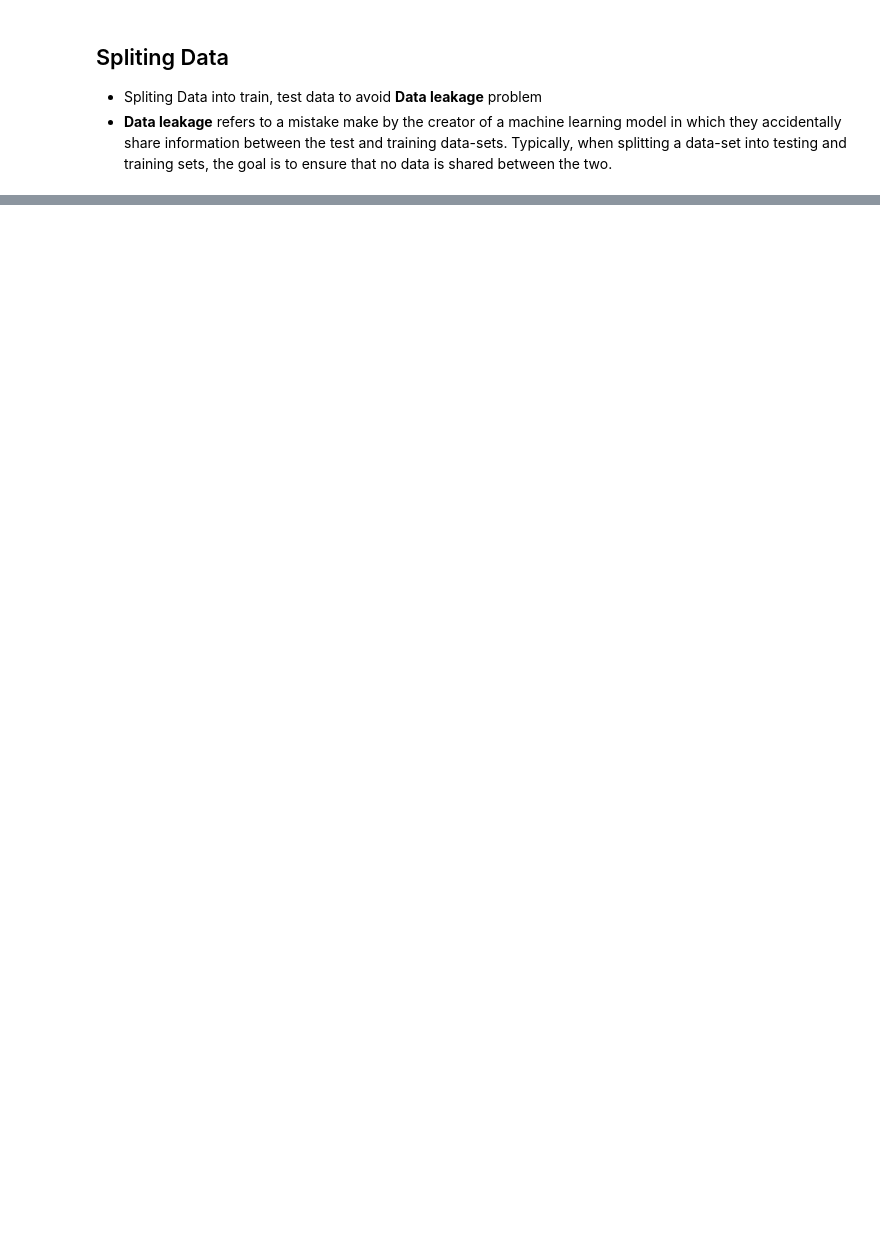
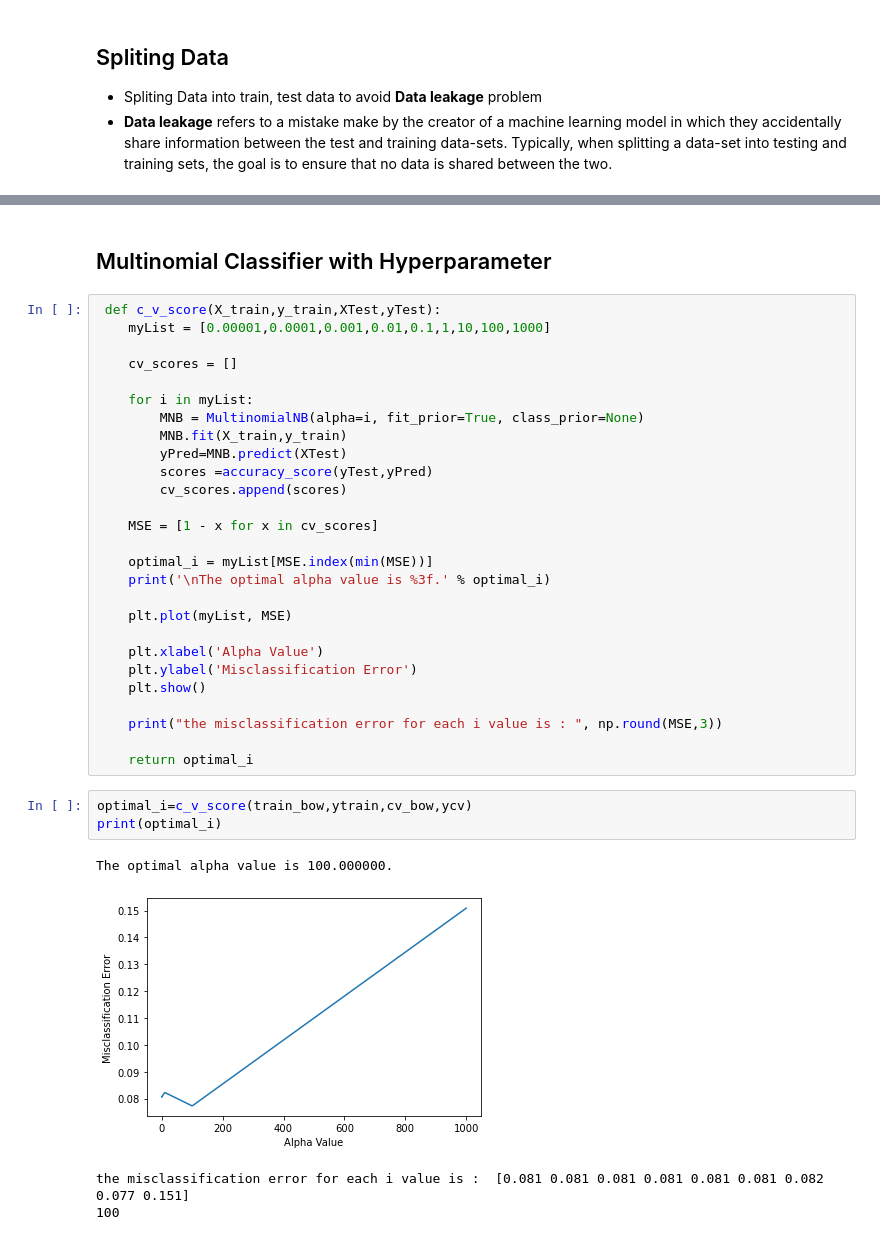
Before and after one commit to SrinivasaRaviIdury/AmazonFineFoodReviews-Sentiment-Analysis, a Jupyter notebook: AmazonFineFoodReviews_Sentiment_Analysis.ipynb, the cells around one changed output, grey strips where cells are left out. Drawn from its saved outputs; the diff is of its cells as text; blank space fills up the shorter version.

```diff
--- a/AmazonFineFoodReviews_Sentiment_Analysis.ipynb
+++ b/AmazonFineFoodReviews_Sentiment_Analysis.ipynb
@@ -572,0 +628,37 @@ plt.show()
+# %% [markdown]
+## Multinomial Classifier with Hyperparameter
+# %%
+ def c_v_score(X_train,y_train,XTest,yTest):
+    myList = [0.00001,0.0001,0.001,0.01,0.1,1,10,100,1000]
+
+    cv_scores = []
+
+    for i in myList:
+        MNB = MultinomialNB(alpha=i, fit_prior=True, class_prior=None)
+        MNB.fit(X_train,y_train)
+        yPred=MNB.predict(XTest)
+        scores =accuracy_score(yTest,yPred)
+        cv_scores.append(scores)
+
+    MSE = [1 - x for x in cv_scores]
+
+    optimal_i = myList[MSE.index(min(MSE))]
+    print('\nThe optimal alpha value is %3f.' % optimal_i)
+
+    plt.plot(myList, MSE)
+
+    plt.xlabel('Alpha Value')
+    plt.ylabel('Misclassification Error')
+    plt.show()
+
+    print("the misclassification error for each i value is : ", np.round(MSE,3))
+
+    return optimal_i
+# %%
+optimal_i=c_v_score(train_bow,ytrain,cv_bow,ycv)
+print(optimal_i)
+# %% [output]
+The optimal alpha value is 100.000000.
+[figure, added]
+the misclassification error for each i value is :  [0.081 0.081 0.081 0.081 0.081 0.081 0.082 0.077 0.151]
+100
```
Also changed, not shown: parts of 66 cells of this notebook.
